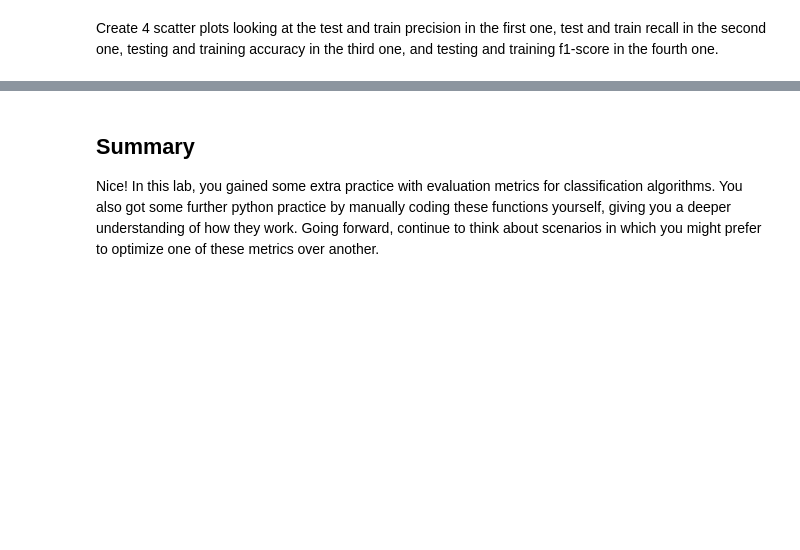
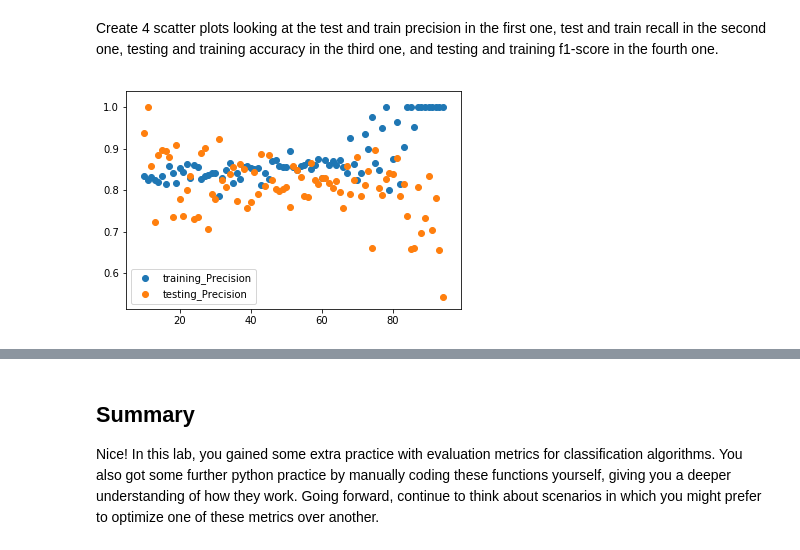
Before and after one commit to magnawhale/dsc-evaluating-logistic-regression-models-lab-online-ds-ft-051319, a Jupyter notebook: index.ipynb, the cells around one changed output, grey strips where cells are left out. Saved outputs shown, nothing was run; the diff lists cells and outputs as text; code cells hidden in the pictures; blank space fills up the shorter version.

```diff
--- a/index.ipynb
+++ b/index.ipynb
@@ -184,14 +184,22 @@ training_Recall = []
 testing_Recall = []
 training_Accuracy = []
 testing_Accuracy = []
+training_F1 = []
+testing_F1 = []
 
 for i in range(10,95):
-    X_train, X_test, y_train, y_test = train_test_split(X, y, test_size= None) #replace the "None" here
+    X_train, X_test, y_train, y_test = train_test_split(X, y, test_size= i/100)
     logreg = LogisticRegression(fit_intercept = False, C = 1e12)
-    model_log = None
-    y_hat_test = None
-    y_hat_train = None
-
-# 6 lines of code here
+    model_log = logreg.fit(X_train, y_train)
+    y_hat_test = logreg.predict(X_test)
+    y_hat_train = logreg.predict(X_train)
+    training_Precision.append(precision(y_hat_train, y_train))
+    testing_Precision.append(precision(y_hat_test, y_test))
+    training_Recall.append(recall(y_hat_train, y_train))
+    testing_Recall.append(recall(y_hat_test, y_test))
+    training_Accuracy.append(accuracy(y_hat_train, y_train))
+    testing_Accuracy.append(accuracy(y_hat_test, y_test))
+    training_F1.append(f1_score(y_hat_train,y_train))
+    testing_F1.append(f1_score(y_hat_test,y_test))
 # %% [markdown]
 Create 4 scatter plots looking at the test and train precision in the first one, test and train recall in the second one, testing and training accuracy in the third one, and testing and training f1-score in the fourth one.
@@ -205,0 +206,7 @@ Create 4 scatter plots looking at the test and train precision in the first one,
+# %%
+# code for test and train precision
+plt.scatter(list(range(10,95)), training_Precision, label = 'training_Precision')
+plt.scatter(list(range(10,95)), testing_Precision, label = 'testing_Precision')
+plt.legend();
+# %% [output]
+[figure, added]
```
Also changed, not shown: parts of 8 cells of this notebook.
